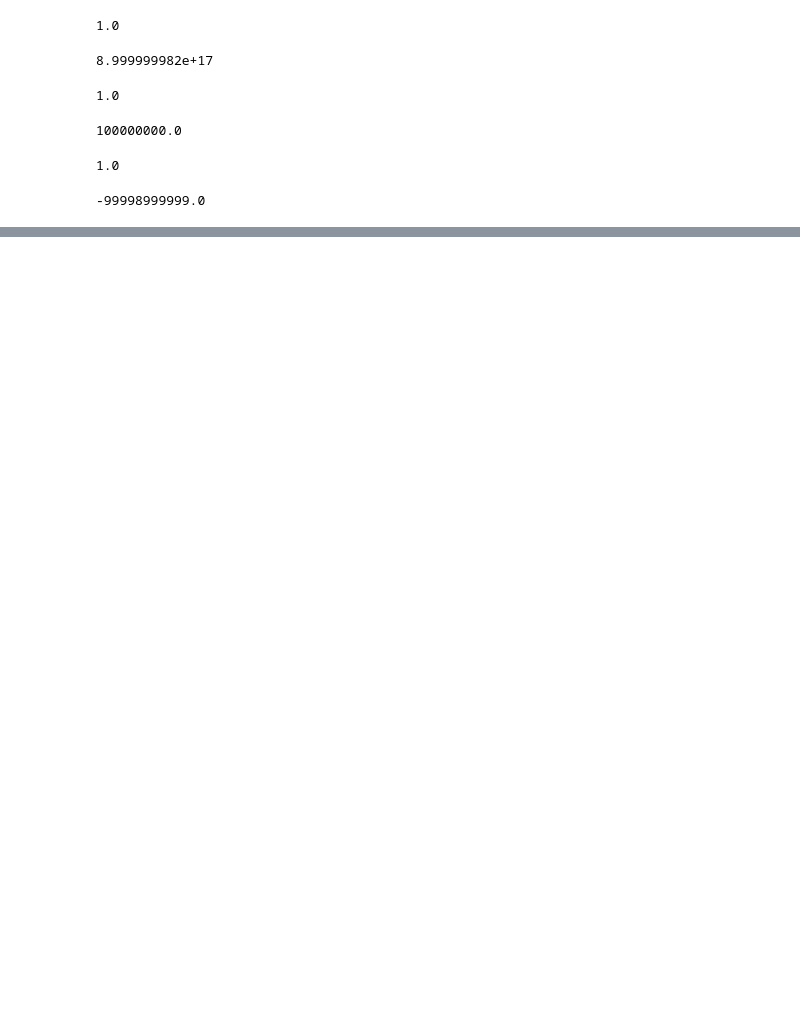
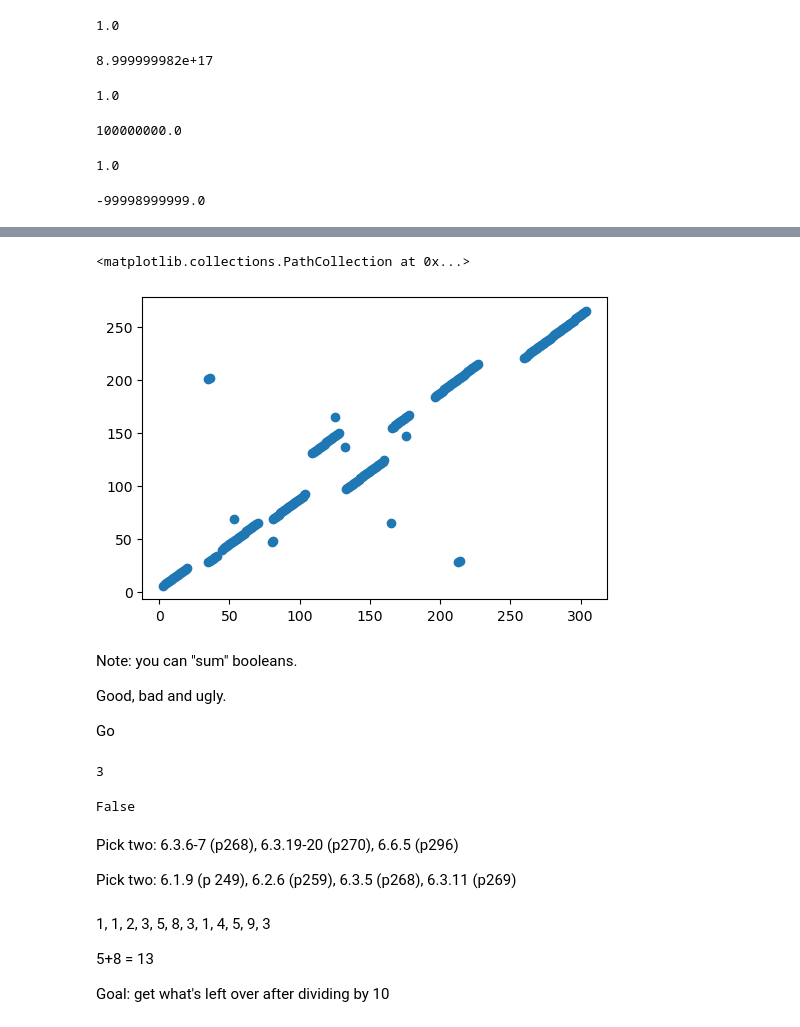
Before and after one commit to millera2/millera2.github.io, a Jupyter notebook: CS-111/CS111-scratch-pad.ipynb, the cells around one changed output, grey strips where cells are left out. Cells and saved outputs as stored; diff of their text form; code cells hidden in the pictures; blank space fills up the shorter version.

```diff
--- a/CS-111/CS111-scratch-pad.ipynb
+++ b/CS-111/CS111-scratch-pad.ipynb
@@ -1217,0 +1349,79 @@ q1(-1000)
+# %%
+text1 = "All this changed in 1914. The First World War involved all major powers and indeed all European states except Spain, the Netherlands, the three Scandinavian countries and Switzerland. What is more, troops from the world overseas were, often for the first time, sent to fight and work outside their own regions."
+
+text2 = "All of this changed in 1914. World War I involved all major powers and all European states except the three Scandinavian countries, Spain, the Netherlands, and Switzerland. In addition, troops from the world overseas were sent to fight and work outside their own regions."
+
+import matplotlib as mpl
+import matplotlib.pyplot as pyplot
+
+mpl.rcParams['figure.dpi'] = 100
+
+text1 = text1.lower()
+text2 = text2.lower()
+
+x = []
+y = []
+for i in range(len(text1)-5):
+    for j in range(len(text2)-5):
+        if (text1[i]+text1[i+1]+text1[i+2]+text1[i+3]+text1[i+4]+text1[i+5])==(text2[j]+text2[j+1]+text2[j+2]+text2[j+3]+text2[j+4]+text2[j+5]):
+            x.append(i)
+            y.append(j)
+
+import matplotlib.pyplot as pyplot
+
+pyplot.scatter(x,y)
+# %% [output]
+<matplotlib.collections.PathCollection at 0x...>
+[figure, added]
+# %% [markdown]
+Note:  you can "sum" booleans.
+
+Good, bad and ugly.
+
+Go
+# %%
+Good = True
+Bad = True
+Ugly = True
+
+goodAfter = False
+BadAfter = True
+UglyAfter = True
+
+sum([Good, Bad, Ugly])
+# %% [output]
+3
+# %%
+import random
+
+hitGood = (random.random() <= .8) and Good  #true if Good is success
+
+
+# while at least one gunman is still alive:
+
+# if Good hits and bad is alive, then bad dies
+# else if good hits, and ugly is alive, the Ugly dies
+
+# similar for Bad
+
+#similar for Ugly
+
+
+
+
+
+
+
+print(hitGood)
+# %% [output]
+False
+# %% [markdown]
+Pick two: 6.3.6-7 (p268),   6.3.19-20 (p270),  6.6.5 (p296)
+
+Pick two:  6.1.9 (p 249), 6.2.6 (p259), 6.3.5 (p268), 6.3.11 (p269)
+# %% [markdown]
+1, 1, 2, 3, 5, 8, 3, 1, 4, 5, 9, 3
+
+5+8 = 13
+
+Goal:  get what's left over after dividing by 10
```
Also changed, not shown: parts of 36 cells of this notebook, 7 other files.
